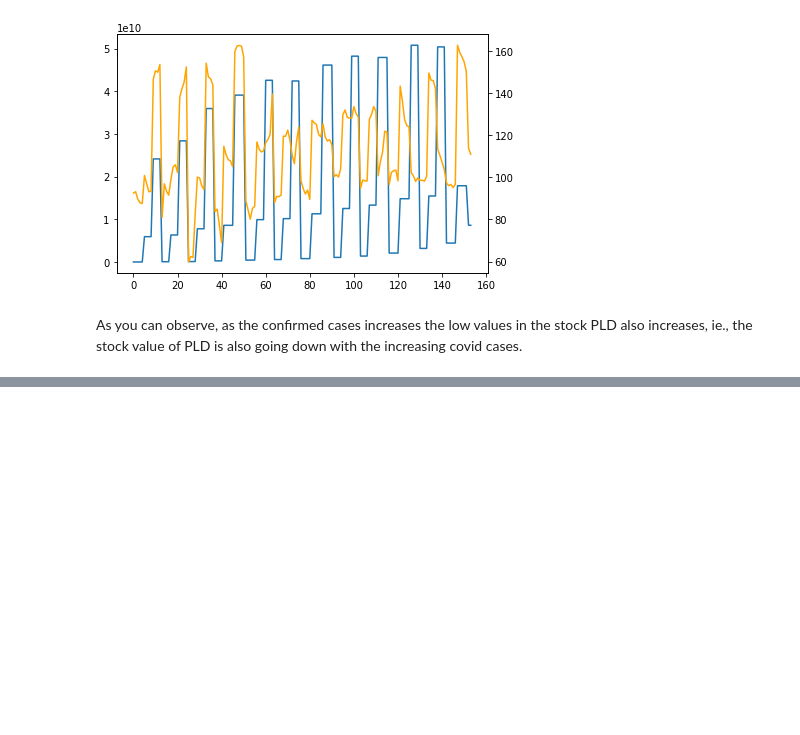
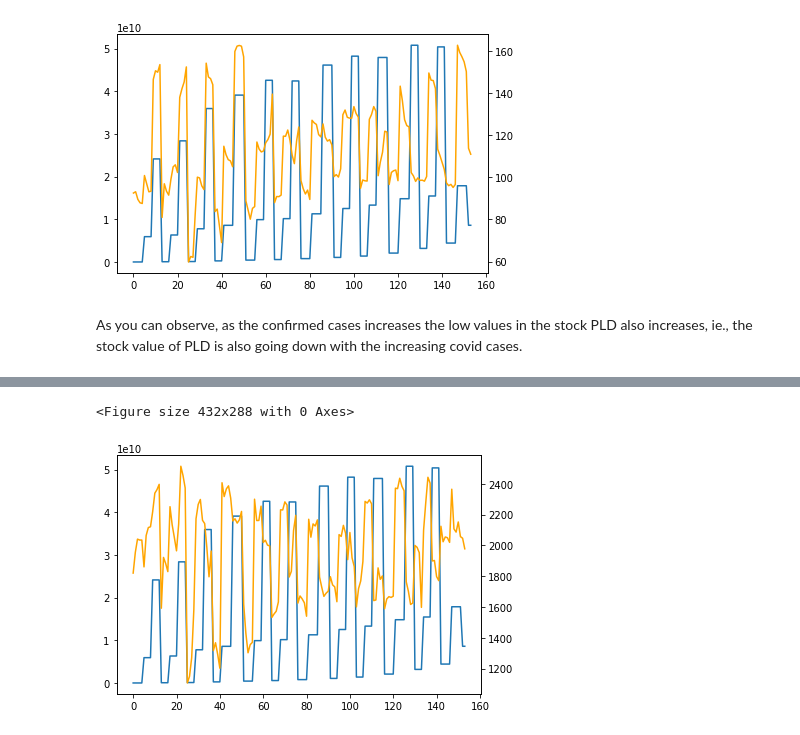
Before and after one commit to AIDA-Saskatchewan-polytechnic/Stock_market_review, a Jupyter notebook: Final_project_python.ipynb, the cells around one changed output, grey strips where cells are left out. Cells and saved outputs as stored; diff of their text form; code cells hidden in the pictures; blank space fills up the shorter version.

```diff
--- a/Final_project_python.ipynb
+++ b/Final_project_python.ipynb
@@ -231,0 +273,6 @@ As you can observe, as the confirmed cases increases the low values in the stock
+# %%
+# Booking Holdings (BKNG)
+
+df_final_travel = pd.merge(total_count_df,travel_stock_df,on=['Month','Year'])
+
+df_final_travel
@@ -231,0 +293,12 @@ As you can observe, as the confirmed cases increases the low values in the stock
+# %%
+fig_zoom_sfm = plt.gcf()
+
+fig_zoom_sfm, ax1 = plt.subplots()
+ax1.plot(df_final_travel['Confirmed cases'])
+ax2 = ax1.twinx()
+ax2.plot(df_final_travel['Low'],color="orange")
+fig_zoom_sfm.tight_layout()
+plt.show()
+# %% [output]
+<Figure size 432x288 with 0 Axes>
+[figure, added]
```
Also changed, not shown: parts of 11 cells of this notebook.
